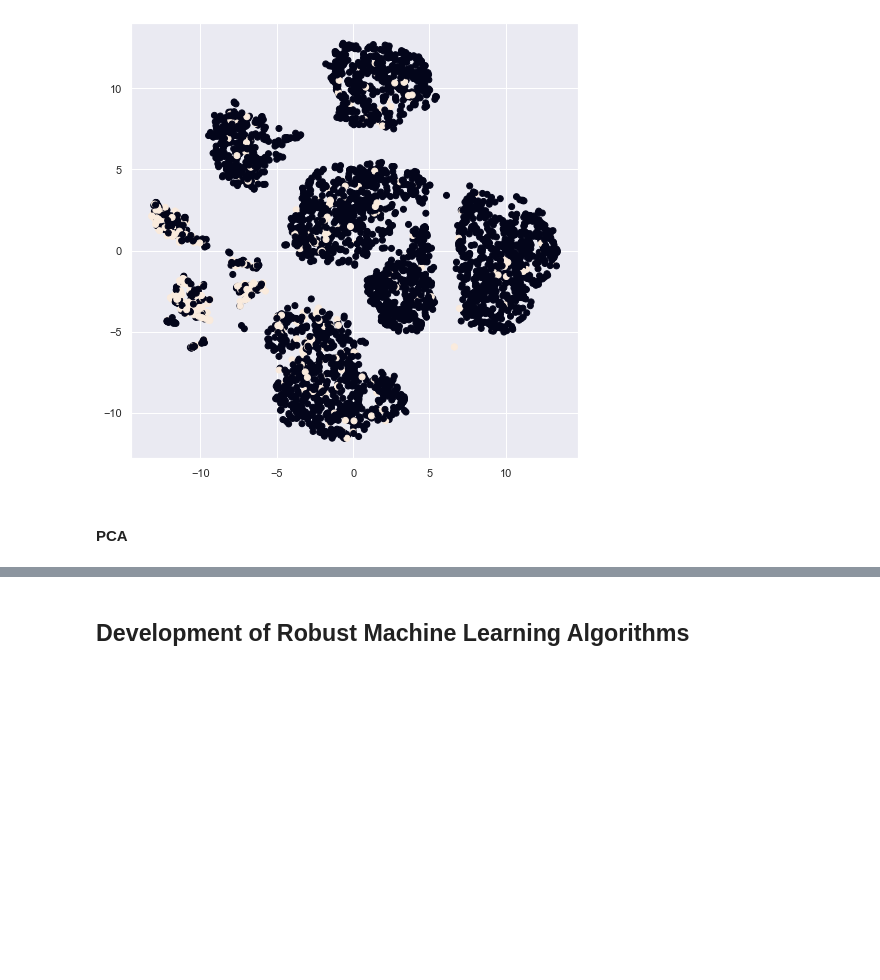
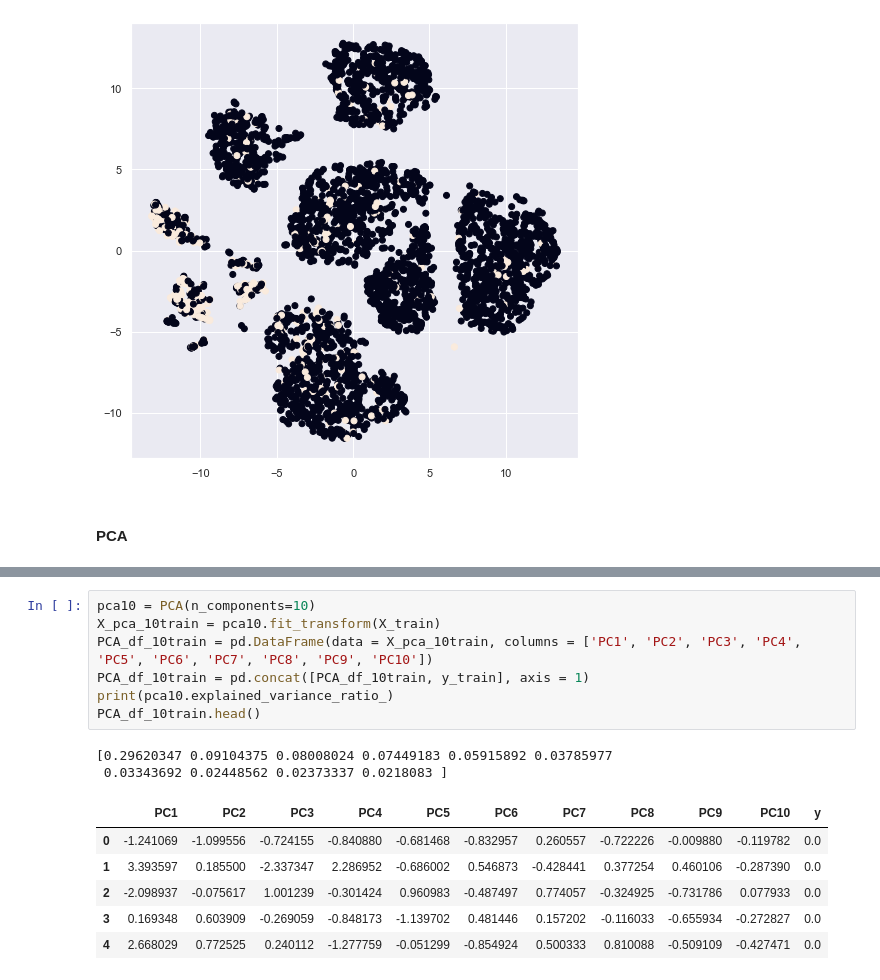
Before and after one commit to Kiiru-Anastasia/10acadWeeklyChallenges, a Jupyter notebook: Week6/notebooks/Term_Deposit.Predictive_Model.ipynb, the cells around one changed output, grey strips where cells are left out. Cells and saved outputs as stored; diff of their text form; blank space fills up the shorter version.

```diff
--- a/Week6/notebooks/Term_Deposit.Predictive_Model.ipynb
+++ b/Week6/notebooks/Term_Deposit.Predictive_Model.ipynb
@@ -811,2 +818,16 @@ Text(0, 0.5, 'cumulative explained variance')
-# %% [markdown]
-## Development of Robust Machine Learning Algorithms
+# %%
+pca10 = PCA(n_components=10)
+X_pca_10train = pca10.fit_transform(X_train)
+PCA_df_10train = pd.DataFrame(data = X_pca_10train, columns = ['PC1', 'PC2', 'PC3', 'PC4', 'PC5', 'PC6', 'PC7', 'PC8', 'PC9', 'PC10'])
+PCA_df_10train = pd.concat([PCA_df_10train, y_train], axis = 1)
+print(pca10.explained_variance_ratio_)
+PCA_df_10train.head()
+# %% [output]
+[0.29620347 0.09104375 0.08008024 0.07449183 0.05915892 0.03785977
+ 0.03343692 0.02448562 0.02373337 0.0218083 ]
+|  | PC1 | PC2 | PC3 | PC4 | PC5 | PC6 | PC7 | PC8 | PC9 | PC10 | y |
+| 0 | -1.241069 | -1.099556 | -0.724155 | -0.840880 | -0.681468 | -0.832957 | 0.260557 | -0.722226 | -0.009880 | -0.119782 | 0.0 |
+| 1 | 3.393597 | 0.185500 | -2.337347 | 2.286952 | -0.686002 | 0.546873 | -0.428441 | 0.377254 | 0.460106 | -0.287390 | 0.0 |
+| 2 | -2.098937 | -0.075617 | 1.001239 | -0.301424 | 0.960983 | -0.487497 | 0.774057 | -0.324925 | -0.731786 | 0.077933 | 0.0 |
+| 3 | 0.169348 | 0.603909 | -0.269059 | -0.848173 | -1.139702 | 0.481446 | 0.157202 | -0.116033 | -0.655934 | -0.272827 | 0.0 |
+| 4 | 2.668029 | 0.772525 | 0.240112 | -1.277759 | -0.051299 | -0.854924 | 0.500333 | 0.810088 | -0.509109 | -0.427471 | 0.0 |
```
Also changed, not shown: parts of 61 cells of this notebook, 1 other file.
